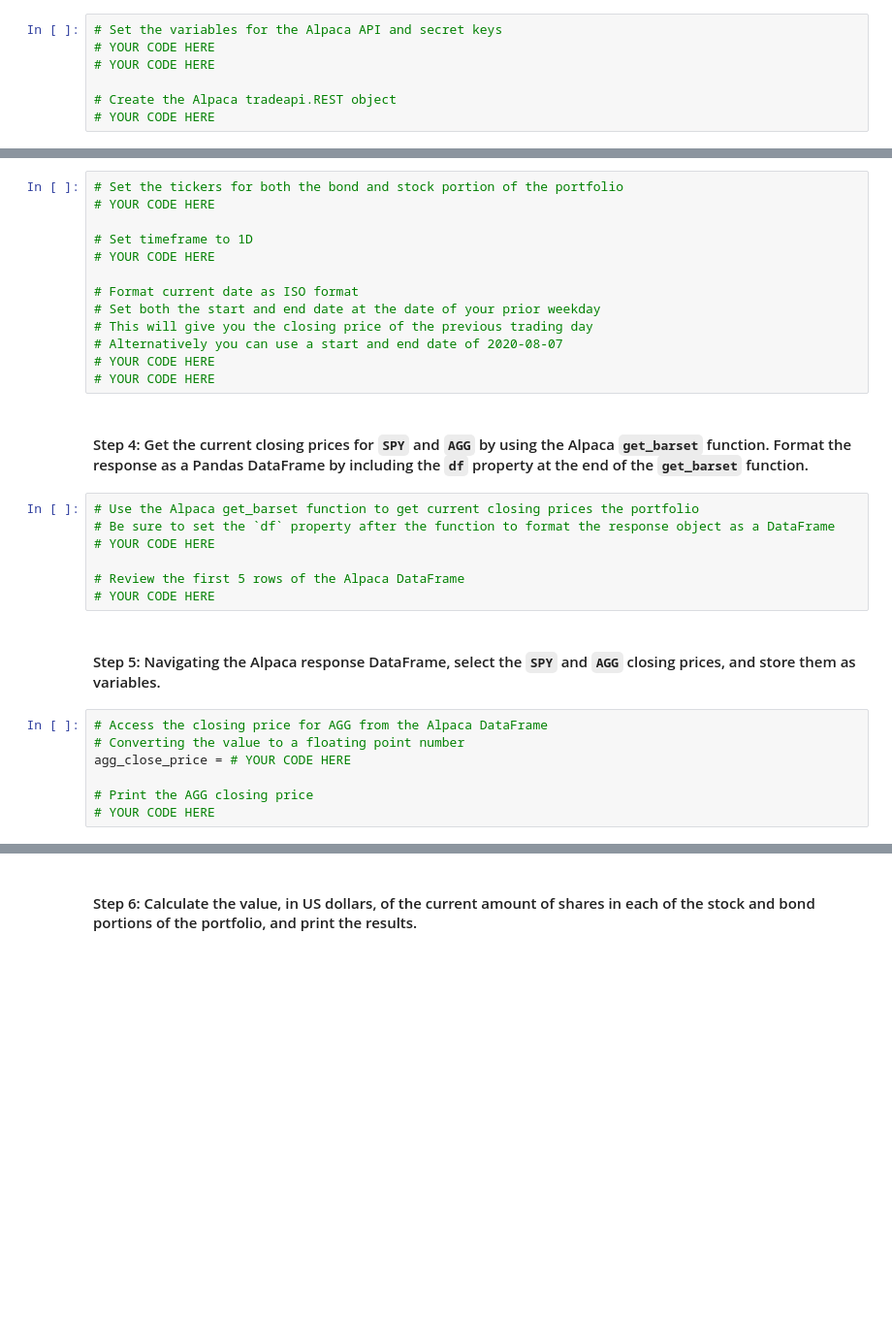
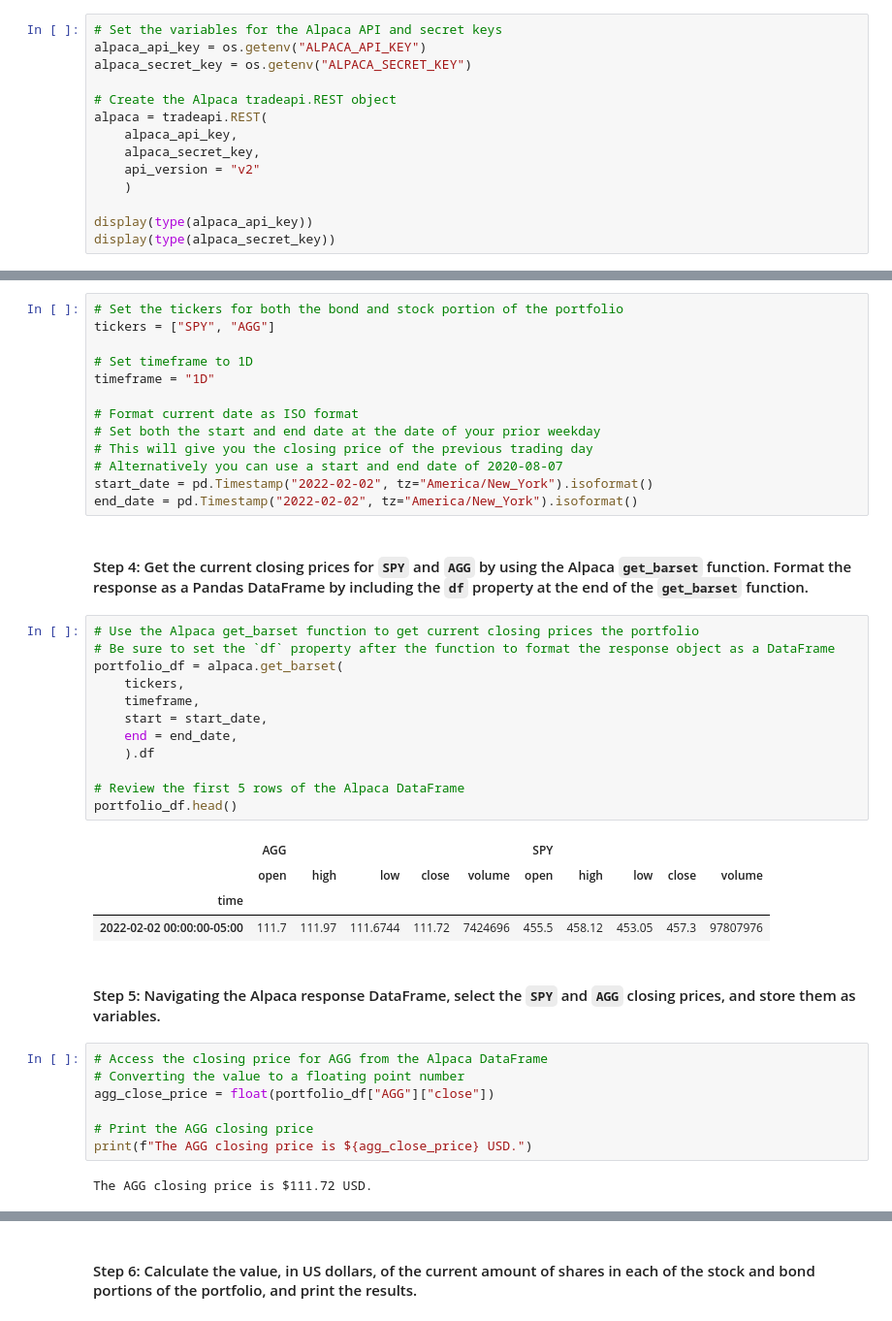
Before and after one commit to ThomasBrierton/Financial_Planning_Simulation, a Jupyter notebook: financial_planning_tools.ipynb, the cells around one changed output, grey strips where cells are left out. Shown at 97% size. Saved outputs shown, nothing was run; the diff lists cells and outputs as text; blank space fills up the shorter version.

```diff
--- a/financial_planning_tools.ipynb
+++ b/financial_planning_tools.ipynb
@@ -139,8 +187,15 @@ agg_shares = 200
 #### Step 2: Set the variables for the Alpaca API and secret keys. Using the Alpaca SDK, create the Alpaca `tradeapi.REST` object. In this object, include the parameters for the Alpaca API key, the secret key, and the version number.
 # %%
 # Set the variables for the Alpaca API and secret keys
-# YOUR CODE HERE
-# YOUR CODE HERE
+alpaca_api_key = os.getenv("ALPACA_API_KEY")
+alpaca_secret_key = os.getenv("ALPACA_SECRET_KEY")
 
 # Create the Alpaca tradeapi.REST object
-# YOUR CODE HERE
+alpaca = tradeapi.REST(
+    alpaca_api_key,
+    alpaca_secret_key,
+    api_version = "v2"
+    )
+
+display(type(alpaca_api_key))
+display(type(alpaca_secret_key))
@@ -154,35 +212,47 @@ agg_shares = 200
 - `start_date` and `end_date`: Use the same date for these parameters, and format them with the date of the previous weekday (or `2020-08-07`). This is because you want the one closing price for the most-recent trading day.
 # %%
 # Set the tickers for both the bond and stock portion of the portfolio
-# YOUR CODE HERE
+tickers = ["SPY", "AGG"]
 
 # Set timeframe to 1D
-# YOUR CODE HERE
+timeframe = "1D"
 
 # Format current date as ISO format
 # Set both the start and end date at the date of your prior weekday
 # This will give you the closing price of the previous trading day
 # Alternatively you can use a start and end date of 2020-08-07
-# YOUR CODE HERE
-# YOUR CODE HERE
+start_date = pd.Timestamp("2022-02-02", tz="America/New_York").isoformat()
+end_date = pd.Timestamp("2022-02-02", tz="America/New_York").isoformat()
 # %% [markdown]
 #### Step 4: Get the current closing prices for `SPY` and `AGG` by using the Alpaca `get_barset` function. Format the response as a Pandas DataFrame by including the `df` property at the end of the `get_barset` function.
 # %%
 # Use the Alpaca get_barset function to get current closing prices the portfolio
 # Be sure to set the `df` property after the function to format the response object as a DataFrame
-# YOUR CODE HERE
+portfolio_df = alpaca.get_barset(
+    tickers,
+    timeframe,
+    start = start_date,
+    end = end_date,
+    ).df
 
 # Review the first 5 rows of the Alpaca DataFrame
-# YOUR CODE HERE
+portfolio_df.head()
+# %% [output]
+|  | AGG |  |  |  |  | SPY |  |  |  |  |
+|  | open | high | low | close | volume | open | high | low | close | volume |
+| time |  |  |  |  |  |  |  |  |  |  |
+| 2022-02-02 00:00:00-05:00 | 111.7 | 111.97 | 111.6744 | 111.72 | 7424696 | 455.5 | 458.12 | 453.05 | 457.3 | 97807976 |
 # %% [markdown]
 #### Step 5: Navigating the Alpaca response DataFrame, select the `SPY` and `AGG` closing prices, and store them as variables.
 # %%
 # Access the closing price for AGG from the Alpaca DataFrame
 # Converting the value to a floating point number
-agg_close_price = # YOUR CODE HERE
+agg_close_price = float(portfolio_df["AGG"]["close"])
 
 # Print the AGG closing price
-# YOUR CODE HERE
+print(f"The AGG closing price is ${agg_close_price} USD.")
+# %% [output]
+The AGG closing price is $111.72 USD.
 # %%
 # Access the closing price for SPY from the Alpaca DataFrame
 # Converting the value to a floating point number
```
Also changed, not shown: parts of 11 cells of this notebook, 1 other file.
